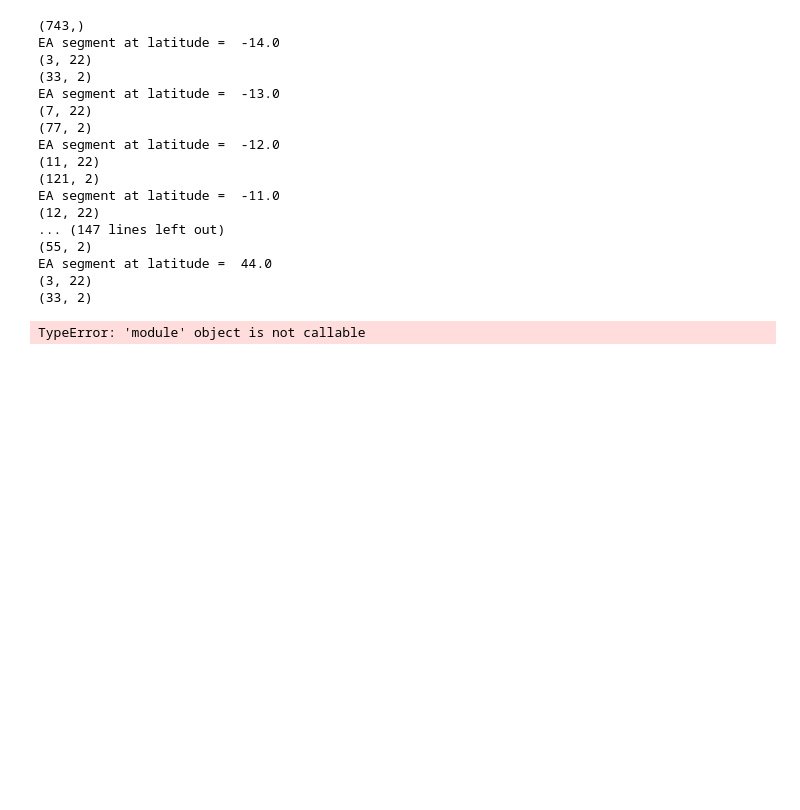
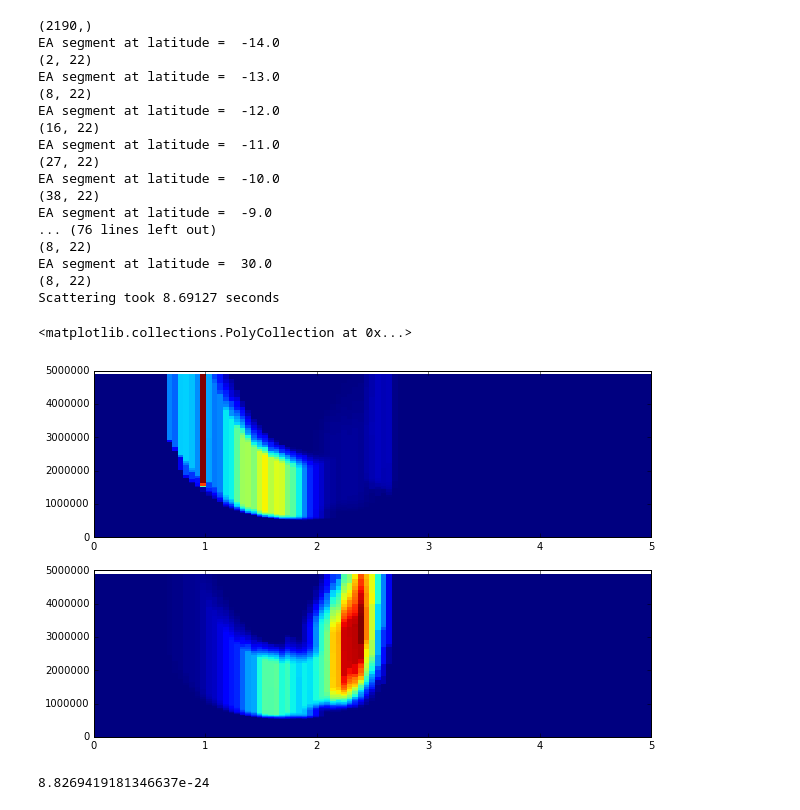
Before and after one commit to asousa/WIPPy, a Jupyter notebook: testbench.ipynb, the cells around one changed output. Saved outputs shown, nothing was run; the diff lists cells and outputs as text; code cells hidden in the pictures; blank space fills up the shorter version.

Commit message:
Scattering code in; no clue if numbers are correct!

```diff
--- a/testbench.ipynb
+++ b/testbench.ipynb
@@ -79,10 +80,11 @@ from calc_scattering import calc_resonant_pitchangle_change
 from calc_scattering import gen_EA_array
 from calc_scattering import get_flight_time_constant
 
+L_targ = L_shells
 EA_array = gen_EA_array(L_targ)
 
 # print EA_array
-meh = calc_resonant_pitchangle_change(ray_crossings, L_targ)
+DA_N, DA_S = calc_resonant_pitchangle_change(ray_crossings, L_targ)
 
 #for lat, lat_ind in enumerate(EA_array['lam']):
 #    print lat, lat_ind
@@ -95,29 +97,38 @@ meh = calc_resonant_pitchangle_change(ray_crossings, L_targ)
 # print ray_crossings.columns
 # plt.plot(ray_crossings.frequency,'.')
 # %% [output]
-(743,)
+(2190,)
 EA segment at latitude =  -14.0
-(3, 22)
-(33, 2)
+(2, 22)
 EA segment at latitude =  -13.0
-(7, 22)
-(77, 2)
+(8, 22)
 EA segment at latitude =  -12.0
-(11, 22)
-(121, 2)
+(16, 22)
 EA segment at latitude =  -11.0
-(12, 22)
-... (147 lines left out)
-(55, 2)
-EA segment at latitude =  44.0
-(3, 22)
-(33, 2)
+(27, 22)
+EA segment at latitude =  -10.0
+(38, 22)
+EA segment at latitude =  -9.0
+... (76 lines left out)
+(8, 22)
+EA segment at latitude =  30.0
+(8, 22)
+Scattering took 8.69127 seconds
-# %%
-(sc.Q_EL*sc.B0/sc.M_EL)/6.28
-
-from scipy import integrate
-# %% [output]
-TypeError: 'module' object is not callable
+# %%
+tvec = np.linspace(0, sc.T_MAX,sc.NUM_STEPS)
+
+ax1 = plt.subplot(2,1,1)
+plt.pcolor(tvec, sc.E_tot_arr,DA_N)
+
+ax2 = plt.subplot(2,1,2)
+plt.pcolor(tvec,sc.E_tot_arr,DA_S)
+# %% [output]
+<matplotlib.collections.PolyCollection at 0x...>
+[figure, added]
+# %%
+np.max(DA_N)
+# %% [output]
+8.8269419181346637e-24
 # %%
 # Plot the equal-area slices, along with fieldlines, to show that the coordinates are right.
 from calc_scattering import gen_EA_array
```
Also changed, not shown: parts of 7 cells of this notebook, 2 other files.
